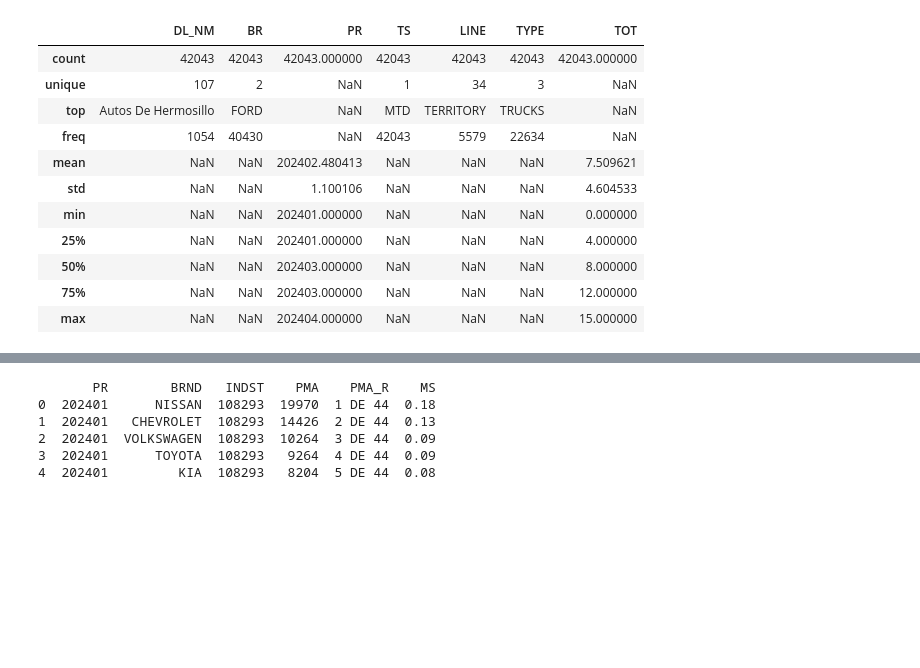
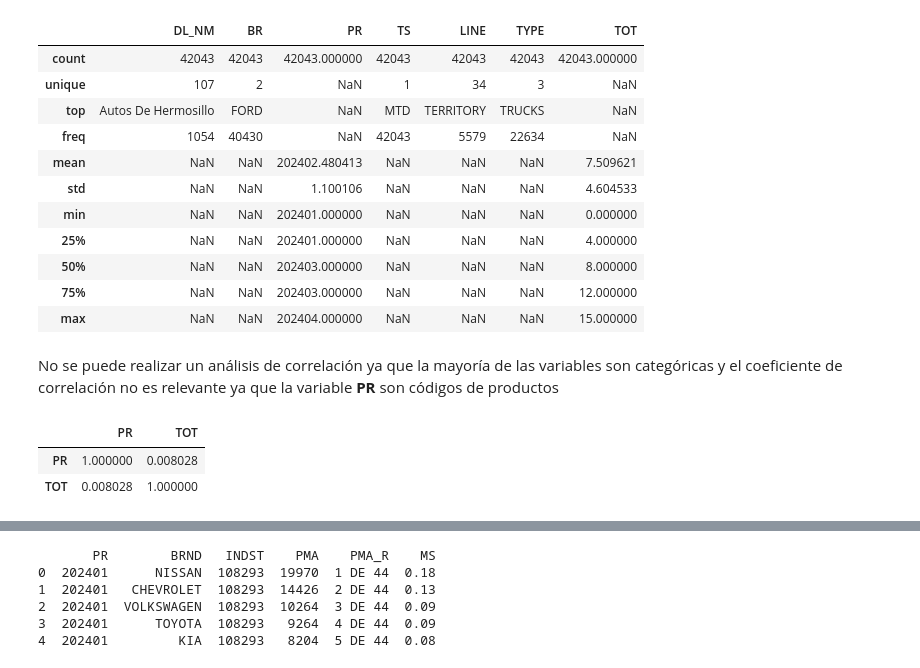
Before and after one commit to A01793578/AI_Chatbot, a Jupyter notebook: notebooks/Avance1.39Equipo.ipynb, the cells around one changed output, grey strips where cells are left out. Drawn from its saved outputs; the diff is of its cells as text; code cells hidden in the pictures; blank space fills up the shorter version.

```diff
--- a/notebooks/Avance1.39Equipo.ipynb
+++ b/notebooks/Avance1.39Equipo.ipynb
@@ -71,6 +131,14 @@ vehicles_sales.describe(include = 'all')
 | 50% | NaN | NaN | 202403.000000 | NaN | NaN | NaN | 8.000000 |
 | 75% | NaN | NaN | 202403.000000 | NaN | NaN | NaN | 12.000000 |
 | max | NaN | NaN | 202404.000000 | NaN | NaN | NaN | 15.000000 |
+# %% [markdown]
+No se puede realizar un análisis de correlación ya que la mayoría de las variables son categóricas y el coeficiente de correlación no es relevante ya que la variable **PR** son códigos de productos
+# %%
+vehicles_sales.corr()
+# %% [output]
+|  | PR | TOT |
+| PR | 1.000000 | 0.008028 |
+| TOT | 0.008028 | 1.000000 |
 # %%
 plot_categorical_data(vehicles_sales)
 # %% [output]
```
Also changed, not shown: parts of 6 cells of this notebook.
